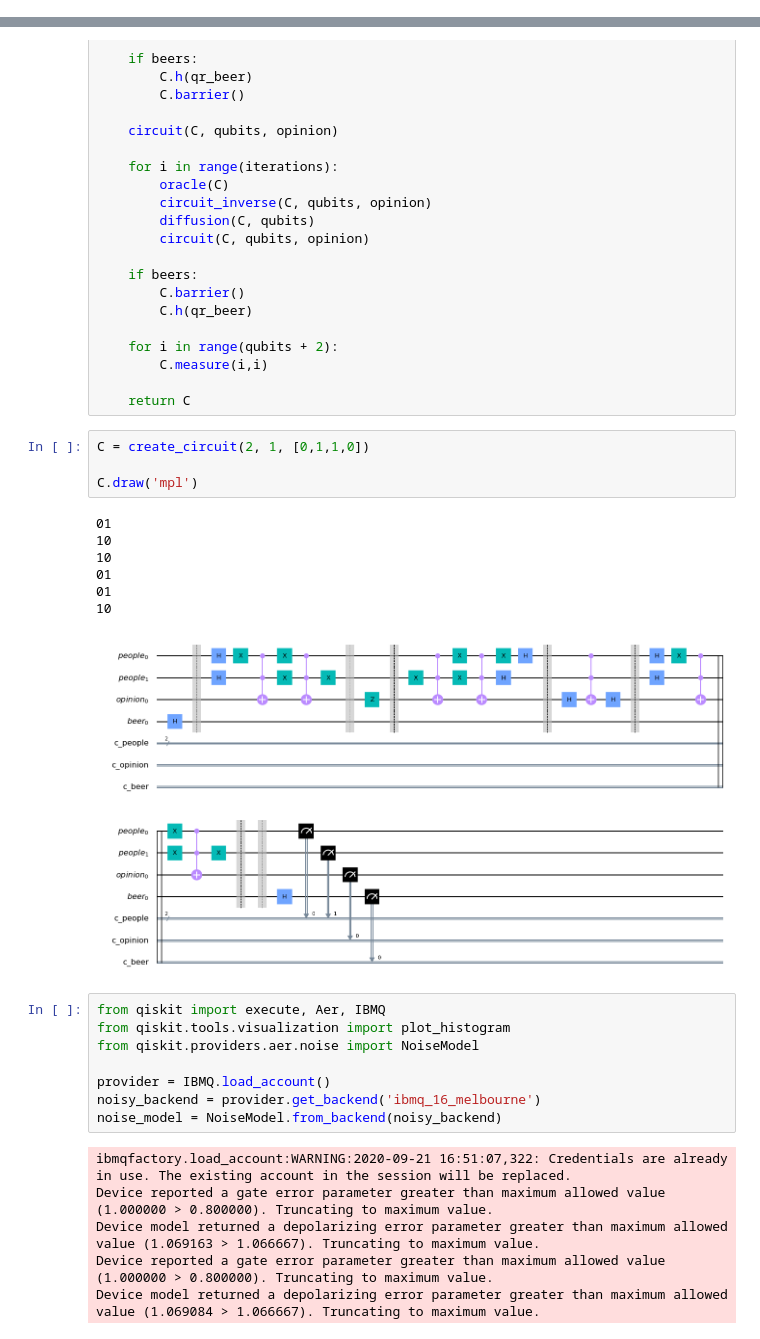
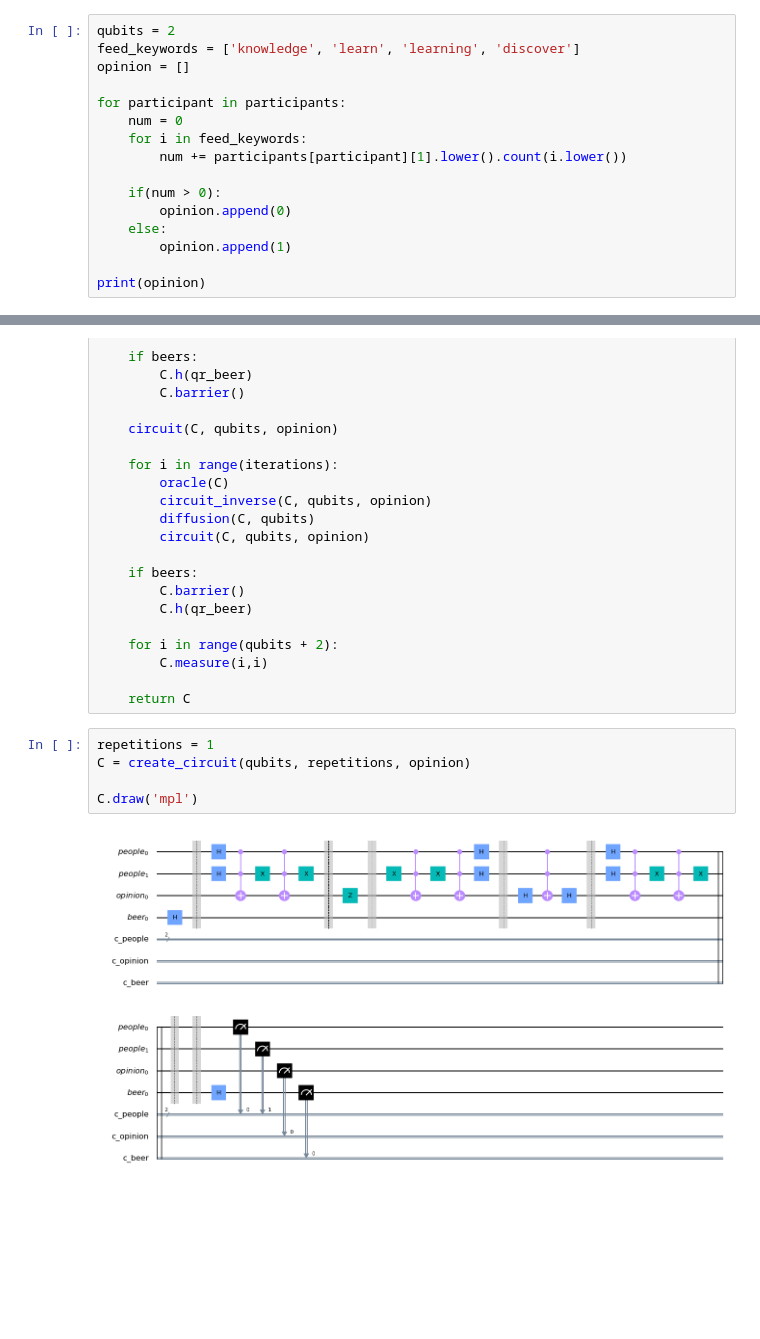
Before and after one commit to QuantumBarcelona/QuantumBeers, a Jupyter notebook: quantum_beers.ipynb, the cells around one changed output, grey strips where cells are left out. Saved outputs shown, nothing was run; the diff lists cells and outputs as text; blank space fills up the shorter version.

```diff
--- a/quantum_beers.ipynb
+++ b/quantum_beers.ipynb
@@ -43,0 +20,16 @@ c_opinion: 1/
+# %%
+qubits = 2
+feed_keywords = ['knowledge', 'learn', 'learning', 'discover']
+opinion = []
+
+for participant in participants:
+    num = 0
+    for i in feed_keywords:
+        num += participants[participant][1].lower().count(i.lower())
+
+    if(num > 0):
+        opinion.append(0)
+    else:
+        opinion.append(1)
+
+print(opinion)
@@ -131,29 +115,10 @@ def create_circuit(qubits, iterations, opinion, beers=True):
         C.measure(i,i)
 
     return C
-# %%
-C = create_circuit(2, 1, [0,1,1,0])
-
-C.draw('mpl')
-# %% [output]
-01
-10
-10
-01
-01
-10
-[figure, removed]
-# %%
-from qiskit import execute, Aer, IBMQ
-from qiskit.tools.visualization import plot_histogram
-from qiskit.providers.aer.noise import NoiseModel
-
-provider = IBMQ.load_account()
-noisy_backend = provider.get_backend('ibmq_16_melbourne')
-noise_model = NoiseModel.from_backend(noisy_backend)
-# %% [output]
-ibmqfactory.load_account:WARNING:2020-09-21 16:51:07,322: Credentials are already in use. The existing account in the session will be replaced.
-Device reported a gate error parameter greater than maximum allowed value (1.000000 > 0.800000). Truncating to maximum value.
-Device model returned a depolarizing error parameter greater than maximum allowed value (1.069163 > 1.066667). Truncating to maximum value.
-Device reported a gate error parameter greater than maximum allowed value (1.000000 > 0.800000). Truncating to maximum value.
-Device model returned a depolarizing error parameter greater than maximum allowed value (1.069084 > 1.066667). Truncating to maximum value.
+# %%
+repetitions = 1
+C = create_circuit(qubits, repetitions, opinion)
+
+C.draw('mpl')
+# %% [output]
+[figure, added]
```
Also changed, not shown: parts of 12 cells of this notebook.
